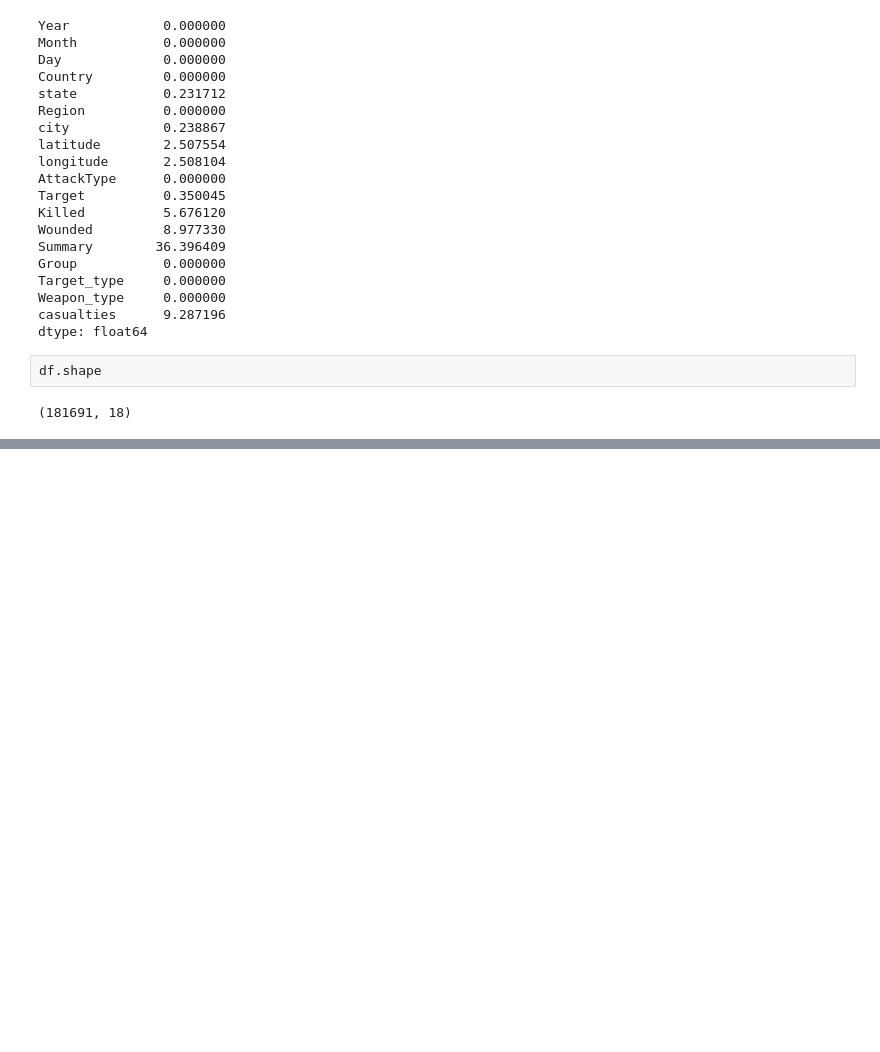
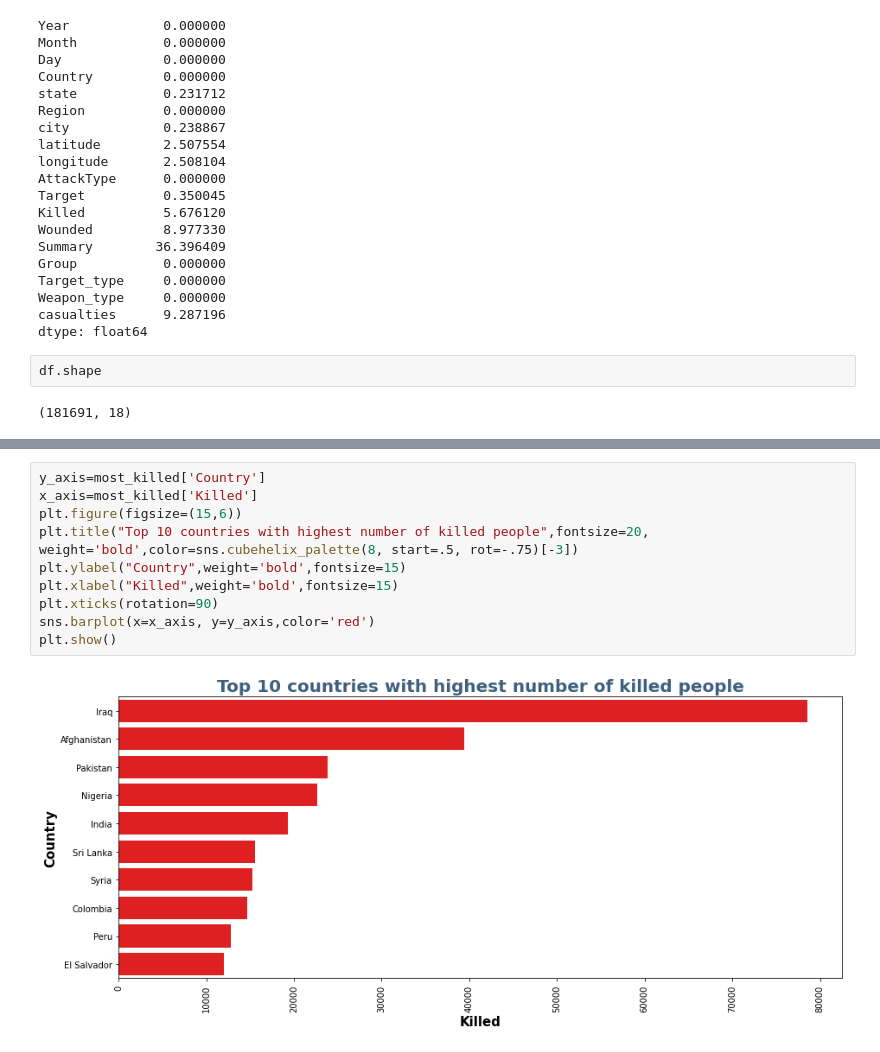
Before and after one commit to Kedarpatil24/Global-Terrorism-Analysis, a Jupyter notebook: Global_Terrorism_Analysis_Capstone_Project.ipynb, the cells around one changed output, grey strips where cells are left out. Cells and saved outputs as stored; diff of their text form; blank space fills up the shorter version.

```diff
--- a/Global_Terrorism_Analysis_Capstone_Project.ipynb
+++ b/Global_Terrorism_Analysis_Capstone_Project.ipynb
@@ -151,0 +220,12 @@ df.shape
+# %%
+y_axis=most_killed['Country']
+x_axis=most_killed['Killed']
+plt.figure(figsize=(15,6))
+plt.title("Top 10 countries with highest number of killed people",fontsize=20, weight='bold',color=sns.cubehelix_palette(8, start=.5, rot=-.75)[-3])
+plt.ylabel("Country",weight='bold',fontsize=15)
+plt.xlabel("Killed",weight='bold',fontsize=15)
+plt.xticks(rotation=90)
+sns.barplot(x=x_axis, y=y_axis,color='red')
+plt.show()
+# %% [output]
+[figure, added]
```
Also changed, not shown: parts of 30 cells of this notebook.
